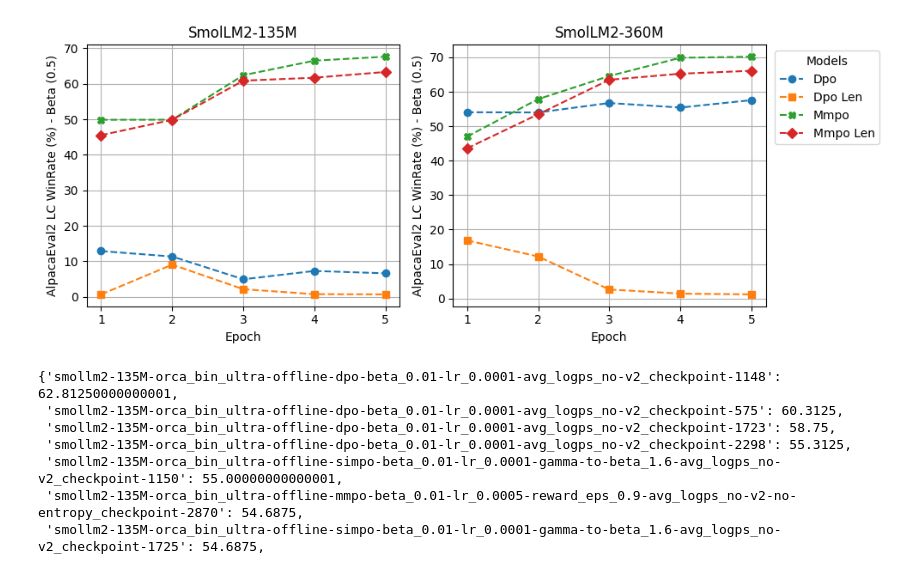
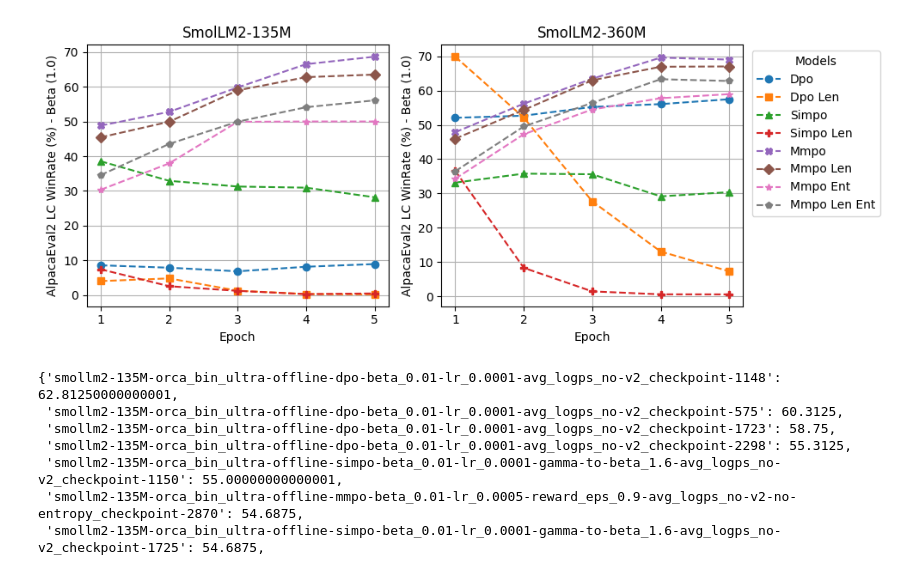
Before and after one commit to SaeedNajafi/alignment-handbook, a Jupyter notebook: lm-harness.ipynb, the cells around one changed output. Saved outputs shown, nothing was run; the diff lists cells and outputs as text; code cells hidden in the pictures.

```diff
--- a/lm-harness.ipynb
+++ b/lm-harness.ipynb
@@ -166,16 +166,22 @@ def model_vars(model_str):
         return ("mmpo", "no", "no")
     elif model_str == "mmpo-len":
         return ("mmpo", "yes", "no")
+    elif model_str == "mmpo-ent":
+        return ("mmpo", "no", "yes")
+    elif model_str == "mmpo-len-ent":
+        return ("mmpo", "yes", "yes")
 
 def plot_diagram(beta):
     # Model names and markers
     models = {
         "dpo": "o",           # Circle
         "dpo-len": "s",       # Square
-        # "simpo": "^",         # Triangle Up
-        # "simpo-len": "P",     # Plus (filled)
+        "simpo": "^",         # Triangle Up
+        "simpo-len": "P",     # Plus (filled)
         "mmpo": "X",          # Cross (filled)
         "mmpo-len": "D",      # Diamond
+        "mmpo-ent": "*",      # Star
+        "mmpo-len-ent": "p",  # Pentagon
         "sft": "h"            # Hexagon
     }
 
@@ -237,6 +243,6 @@ def plot_diagram(beta):
     plt.legend(title='Models', bbox_to_anchor=(1.01, 1))
     plt.tight_layout()
     # Show the plot
-    plt.savefig(f"sft-360-135-harness-results_beta-{beta}.png", dpi=300)
+    plt.savefig(f"smollm-360-135-harness-results_beta-{beta}.png", dpi=300)
     plt.show()
 # %%
@@ -248,10 +254,11 @@ alpaca_eval_root_path = "/home/saeednjf/fresh-alpaca-eval/alpaca_eval/complete_e
 # %%
+alpaca_eval_root_path_360m = alpaca_eval_root_path + "/360m"
 model_alpacaeval_winrates_360m = {}
 model_alpacaeval_lens_360m = {}
 for model_id, model_file in model_mappings_360m.items():
     if "_sft_" in model_file: continue
     model_file = model_file.replace("lm_harness_output_", "log_") + ".log"
-    model_folder = f"{alpaca_eval_root_path}/{model_file}"
+    model_folder = f"{alpaca_eval_root_path_360m}/{model_file}"
     with open(model_folder, 'r', encoding='utf-8', errors='ignore') as f:
         log_content = f.readlines()
     lines = log_content
@@ -269,12 +276,13 @@ for model_id, model_file in model_mappings_360m.items():
     model_alpacaeval_lens_360m[model_id] = float(avg_length)
     model_alpacaeval_winrates_360m[model_id] = float(length_controlled_winrate)
 # %%
+alpaca_eval_root_path_135m = alpaca_eval_root_path + "/135m"
 model_alpacaeval_winrates_135m = {}
 model_alpacaeval_lens_135m = {}
 for model_id, model_file in model_mappings_135m.items():
     if "_sft_" in model_file: continue
     model_file = model_file.replace("lm_harness_output_", "log_") + ".log"
-    model_folder = f"{alpaca_eval_root_path}/{model_file}"
+    model_folder = f"{alpaca_eval_root_path_135m}/{model_file}"
     with open(model_folder, 'r', encoding='utf-8', errors='ignore') as f:
         log_content = f.readlines()
     lines = log_content
@@ -385,18 +393,23 @@ def model_vars(model_str):
         return ("mmpo", "no", "no")
     elif model_str == "mmpo-len":
         return ("mmpo", "yes", "no")
+    elif model_str == "mmpo-ent":
+        return ("mmpo", "no", "yes")
+    elif model_str == "mmpo-len-ent":
+        return ("mmpo", "yes", "yes")
 
 def plot_alpaca_diagram(beta):
     # Model names and markers
     models = {
         "dpo": "o",           # Circle
         "dpo-len": "s",       # Square
-        # "simpo": "^",         # Triangle Up
-        # "simpo-len": "P",     # Plus (filled)
+        "simpo": "^",         # Triangle Up
+        "simpo-len": "P",     # Plus (filled)
         "mmpo": "X",          # Cross (filled)
         "mmpo-len": "D",      # Diamond
+        "mmpo-ent": "*",      # Star
+        "mmpo-len-ent": "p",  # Pentagon
     }
-
     fig, axs = plt.subplots(1, 2, figsize=(10, 4))  # 2 rows, 1 column
 
     epochs = list(range(1, 6))  # Epochs from 0 to 5
@@ -447,12 +460,12 @@ def plot_alpaca_diagram(beta):
     plt.legend(title='Models', bbox_to_anchor=(1.01, 1))
     plt.tight_layout()
     # Show the plot
-    plt.savefig(f"sft-135-360-alpaca-lc-win-results_beta-{beta}.png", dpi=300)
+    plt.savefig(f"135-360-alpaca-lc-win-results_beta-{beta}.png", dpi=300)
     plt.show()
 # %%
-plot_alpaca_diagram(0.5)
+plot_alpaca_diagram(1.0)
 # %% [output]
-[figure, old version]
+[figure, new version]
 # %%
 mt_winrate_135m_string = """smollm2-135M-orca_bin_ultra-offline-dpo-beta_0.01-lr_0.0001-avg_logps_no-v2_checkpoint-1148                                 75    34   51  0.468750   0.212500           0.628125
 smollm2-135M-orca_bin_ultra-offline-dpo-beta_0.01-lr_0.0001-avg_logps_no-v2_checkpoint-575                                  61    28   71  0.381250   0.175000           0.603125
```
Also changed, not shown: parts of 12 cells of this notebook, 5 other files.
